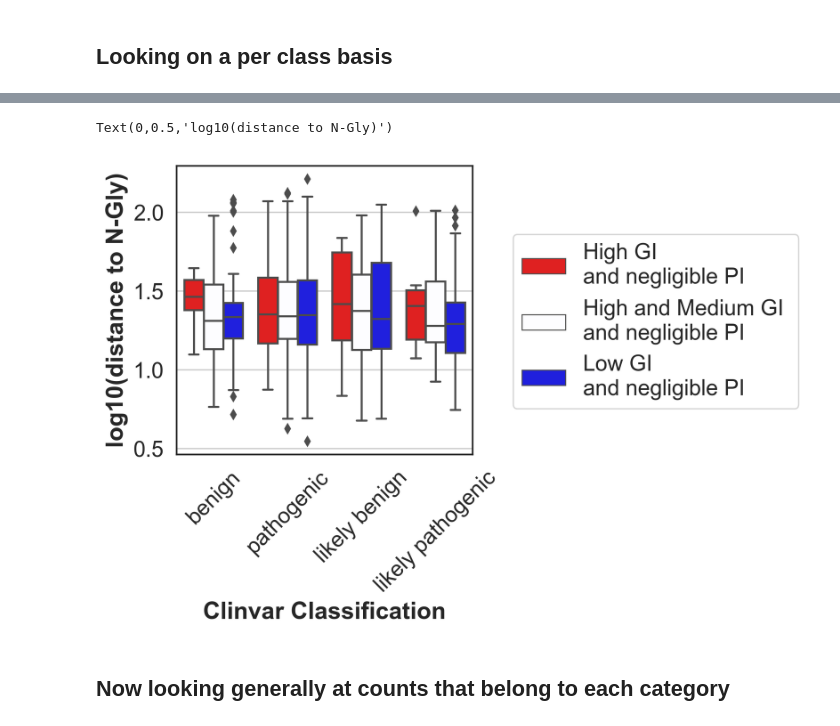
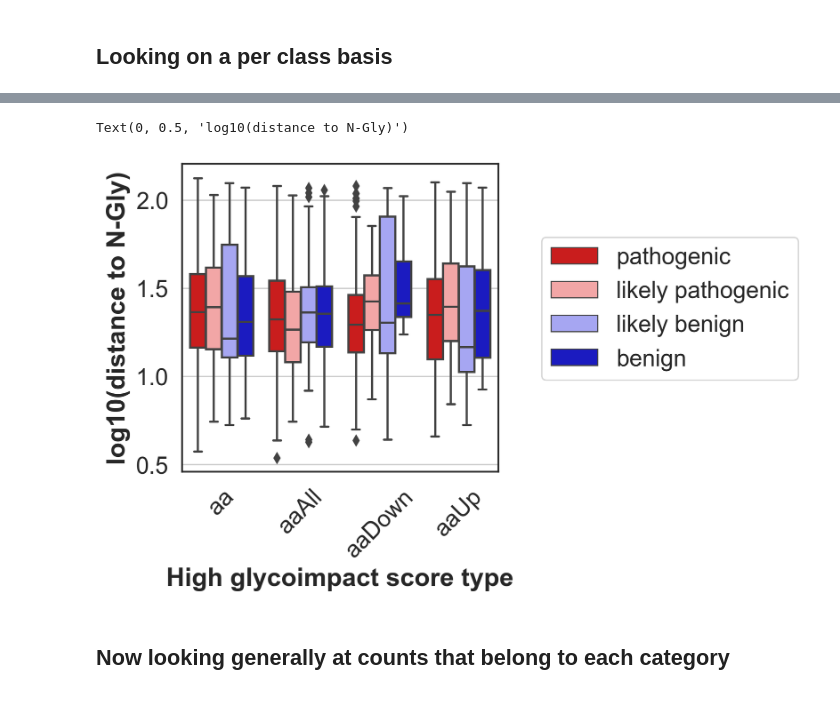
Before and after one commit to danielanach/glyco-clinvar, a Jupyter notebook: code/06_path_vs_benign_continuous.ipynb, the cells around one changed output, grey strips where cells are left out. Drawn from its saved outputs; the diff is of its cells as text; code cells hidden in the pictures.

Commit message:
Changing glycoimpact score calculation

```diff
--- a/code/06_path_vs_benign_continuous.ipynb
+++ b/code/06_path_vs_benign_continuous.ipynb
@@ -161,2 +105,0 @@ low_glyco_neg_prot
-# %%
-df['substitution'] = df['aa_change']
@@ -163,2 +124,7 @@ df['substitution'] = df['aa_change']
+# %%
+high_gi_thresh = {'aa':20,
+                 'aaAll':10,
+                 'aaUp':15,
+                 'aaDown':15}
 # %%
-merged = aa_class.merge(df,how='outer',on='substitution')
+merged = gi_df.merge(df,how='outer',on='aa_change')
@@ -200,32 +131,26 @@ plt.legend(bbox_to_anchor=(1.1,0.8))
 # %%
-classifications = [(high_glyco_neg_prot,'High GI \nand negligible PI'),
-                   (high_med_glyco_neg_prot,'High and Medium GI \nand negligible PI'),
-                   (low_glyco_neg_prot,'Low GI \nand negligible PI')]
-
 lst_ = []
 
-for aa_classes in classifications:
+for gi_type in ['aa','aaAll','aaUp','aaDown']:
 
-    aa_class,label = aa_classes
+    one_gi = merged[merged['v1_type'] == gi_type]
+    high_gi = one_gi[one_gi['glyco_dist'] > high_gi_thresh[gi_type]]
 
-    aas = aa_class['substitution'].to_list()
-    aa_df = df[df['aa_change'].isin(aas)]
-    aa_df['GI_PI_type'] = label
-    lst_.append(aa_df)
+    lst_.append(high_gi)
 
     formula = 'clinvar_path_val ~ distance_to_feature'
 
-    model = smf.ols(formula=formula, data=aa_df).fit()
+    model = smf.ols(formula=formula, data=high_gi).fit()
     p = model.pvalues['distance_to_feature']
-    print(aa_df.shape)
     print(p)
     plt.figure(dpi=150,figsize=(3,3))
     sns.boxplot(x='clinvar_path',
                     y='log_distance',
-                    data=aa_df,
-                    palette='seismic',)
+                    order=['pathogenic','likely pathogenic', 'likely benign', 'benign'],
+                    data=high_gi,
+                    palette='seismic_r',)
 
-    plt.title(label,fontweight='bold')
+    plt.title(gi_type,fontweight='bold')
     plt.xlabel('Clinvar Classification',fontweight='bold')
     plt.xticks(rotation='45',ha='right')
     plt.ylabel('log10(distance to N-Gly)',fontweight='bold')
@@ -270,18 +184,19 @@ concat_df
 # %%
 plt.figure(dpi=250,figsize=(4,4))
-concat_df = concat_df.sort_values(by='GI_PI_type',ascending=True)
+concat_df = concat_df.sort_values(by='v1_type')
 sns.boxplot(data=concat_df,
-               x='clinvar_path',
+               x='v1_type',
                y='log_distance',
                palette='seismic_r',
-               hue='GI_PI_type')
+               hue_order=['pathogenic','likely pathogenic', 'likely benign', 'benign'],
+               hue='clinvar_path')
 plt.legend(bbox_to_anchor=(1.1,0.8))
 plt.xticks(rotation='45')
-plt.xlabel('Clinvar Classification',fontweight='bold')
+plt.xlabel('High glycoimpact score type',fontweight='bold')
 plt.ylabel('log10(distance to N-Gly)',fontweight='bold')
 # %% [output]
-Text(0,0.5,'log10(distance to N-Gly)')
+Text(0, 0.5, 'log10(distance to N-Gly)')
-[figure, old version]
+[figure, new version]
 # %% [markdown]
 ## Now looking generally at counts that belong to each category
 # %%
```
Also changed, not shown: parts of 11 cells of this notebook.
